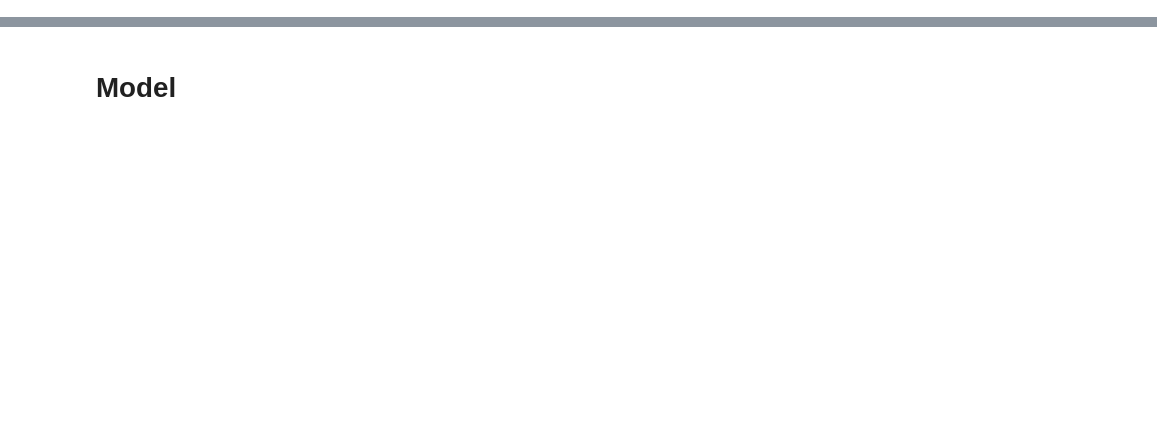
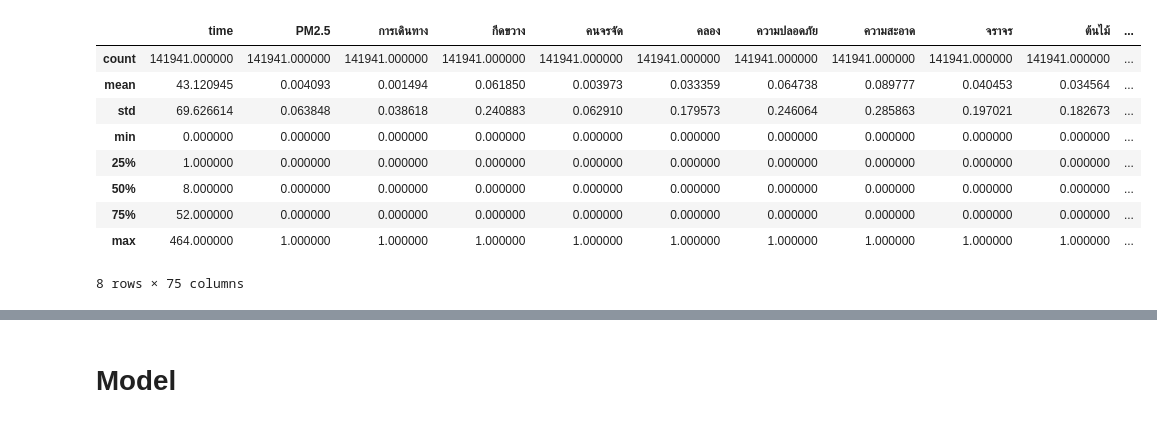
Before and after one commit to Stickman008/traffy-fondue-time-taken-teller, a Jupyter notebook: notebooks/test_main.ipynb, the cells around one changed output, grey strips where cells are left out. Cells and saved outputs as stored; diff of their text form; code cells hidden in the pictures; blank space fills up the shorter version.

```diff
--- a/notebooks/test_main.ipynb
+++ b/notebooks/test_main.ipynb
@@ -50,0 +175,13 @@ df_val, df_test = train_test_split(df_rem, test_size=0.5, random_state=42)
+# %%
+df_train.describe()
+# %% [output]
+|  | time | PM2.5 | การเดินทาง | กีดขวาง | คนจรจัด | คลอง | ความปลอดภัย | ความสะอาด | จราจร | ต้นไม้ | ... |
+| count | 141941.000000 | 141941.000000 | 141941.000000 | 141941.000000 | 141941.000000 | 141941.000000 | 141941.000000 | 141941.000000 | 141941.000000 | 141941.000000 | ... |
+| mean | 43.120945 | 0.004093 | 0.001494 | 0.061850 | 0.003973 | 0.033359 | 0.064738 | 0.089777 | 0.040453 | 0.034564 | ... |
+| std | 69.626614 | 0.063848 | 0.038618 | 0.240883 | 0.062910 | 0.179573 | 0.246064 | 0.285863 | 0.197021 | 0.182673 | ... |
+| min | 0.000000 | 0.000000 | 0.000000 | 0.000000 | 0.000000 | 0.000000 | 0.000000 | 0.000000 | 0.000000 | 0.000000 | ... |
+| 25% | 1.000000 | 0.000000 | 0.000000 | 0.000000 | 0.000000 | 0.000000 | 0.000000 | 0.000000 | 0.000000 | 0.000000 | ... |
+| 50% | 8.000000 | 0.000000 | 0.000000 | 0.000000 | 0.000000 | 0.000000 | 0.000000 | 0.000000 | 0.000000 | 0.000000 | ... |
+| 75% | 52.000000 | 0.000000 | 0.000000 | 0.000000 | 0.000000 | 0.000000 | 0.000000 | 0.000000 | 0.000000 | 0.000000 | ... |
+| max | 464.000000 | 1.000000 | 1.000000 | 1.000000 | 1.000000 | 1.000000 | 1.000000 | 1.000000 | 1.000000 | 1.000000 | ... |
+8 rows × 75 columns
```
Also changed, not shown: parts of 24 cells of this notebook, 1 other file.
